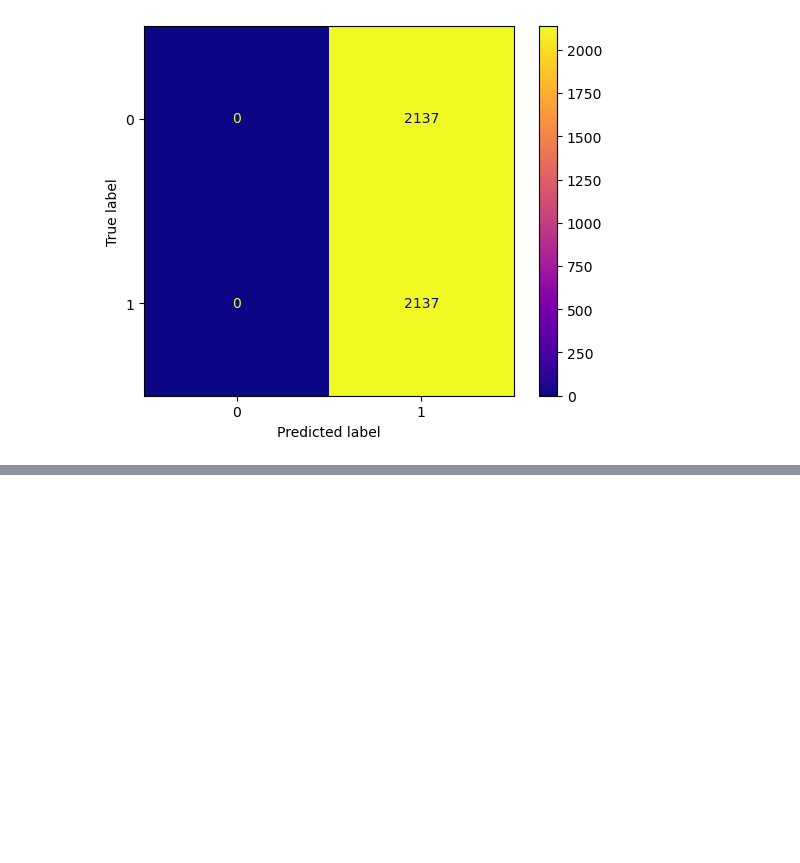
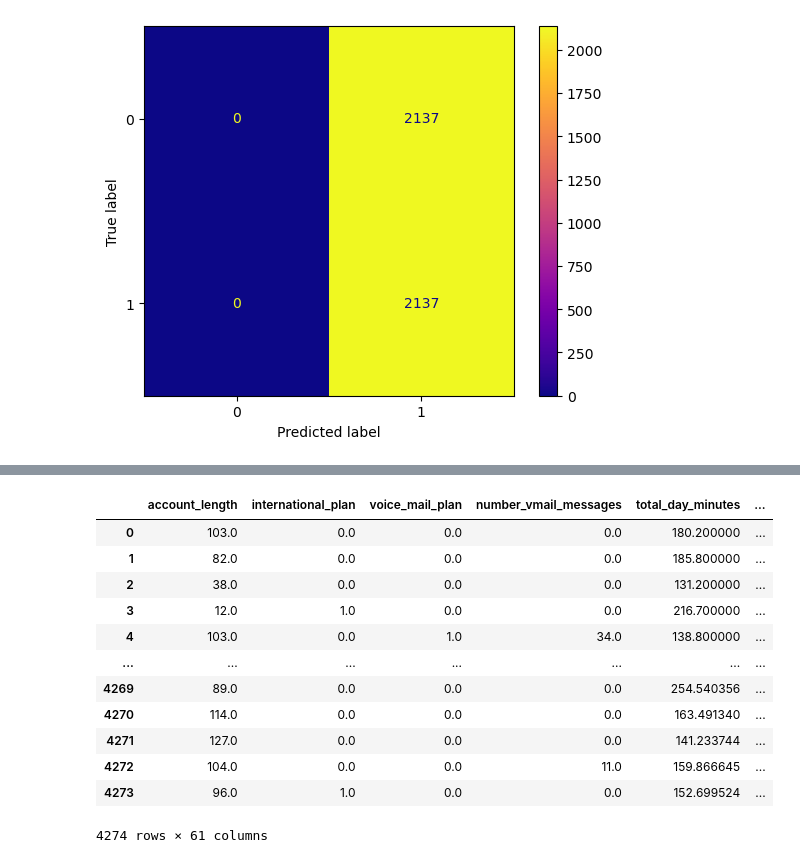
Before and after one commit to erankova/Phase_3_Project, a Jupyter notebook: Phase_3_Project.ipynb, the cells around one changed output, grey strips where cells are left out. Saved outputs shown, nothing was run; the diff lists cells and outputs as text; code cells hidden in the pictures; blank space fills up the shorter version.

```diff
--- a/Phase_3_Project.ipynb
+++ b/Phase_3_Project.ipynb
@@ -442,17 +452,16 @@ ratios = [0.2, 0.4, .5, .75, 1]
 names = ['0.2','0.4','0.5','0.75','even']
 colors = sns.color_palette('pastel')
 
-ax, figure = plt.figure(figsize=(10,8))
 
 for n, ratio in enumerate(ratios):
     smote = SMOTE(sampling_strategy=ratio)
-    X_train_resampled, y_train_resampled = smote.fit_resample(X_train,y_train)
+    X_train_resamp_tune, y_train_resamp_tune= smote.fit_resample(X_train,y_train)
     logreg_model_l1 = LogisticRegression(random_state=42,solver='liblinear',penalty='l1',max_iter=1000)
-    logreg_model_l1 = logreg_model_l1.fit(X_train_resampled,y_train_resampled)
+    logreg_model_l1 = logreg_model_l1.fit(X_train_resamp_tune, y_train_resamp_tune)
     print('Synthetic Ratio: {}'.format(names[n]))
 
     # Cross validate
-    scores = cross_val_score(logreg_model_l1,X_train_resampled,y_train_resampled,scoring='recall')
+    scores = cross_val_score(logreg_model_l1,X_train_resamp_tune, y_train_resamp_tune,scoring='recall')
     print('With average recall score: {}\n'.format(scores.mean()))
 # %% [output]
 Synthetic Ratio: 0.2
@@ -632,0 +749,17 @@ ConfusionMatrixDisplay.from_estimator(logreg_scaled,X_train_resampled,y_train_re
+# %%
+X_train_resamp_slct = select_features(X=X_train_resampled,selector=selector)
+X_train_resamp_slct
+# %% [output]
+|  | account_length | international_plan | voice_mail_plan | number_vmail_messages | total_day_minutes | ... |
+| 0 | 103.0 | 0.0 | 0.0 | 0.0 | 180.200000 | ... |
+| 1 | 82.0 | 0.0 | 0.0 | 0.0 | 185.800000 | ... |
+| 2 | 38.0 | 0.0 | 0.0 | 0.0 | 131.200000 | ... |
+| 3 | 12.0 | 1.0 | 0.0 | 0.0 | 216.700000 | ... |
+| 4 | 103.0 | 0.0 | 1.0 | 34.0 | 138.800000 | ... |
+| ... | ... | ... | ... | ... | ... | ... |
+| 4269 | 89.0 | 0.0 | 0.0 | 0.0 | 254.540356 | ... |
+| 4270 | 114.0 | 0.0 | 0.0 | 0.0 | 163.491340 | ... |
+| 4271 | 127.0 | 0.0 | 0.0 | 0.0 | 141.233744 | ... |
+| 4272 | 104.0 | 0.0 | 0.0 | 11.0 | 159.866645 | ... |
+| 4273 | 96.0 | 1.0 | 0.0 | 0.0 | 152.699524 | ... |
+4274 rows × 61 columns
```
Also changed, not shown: parts of 28 cells of this notebook.
